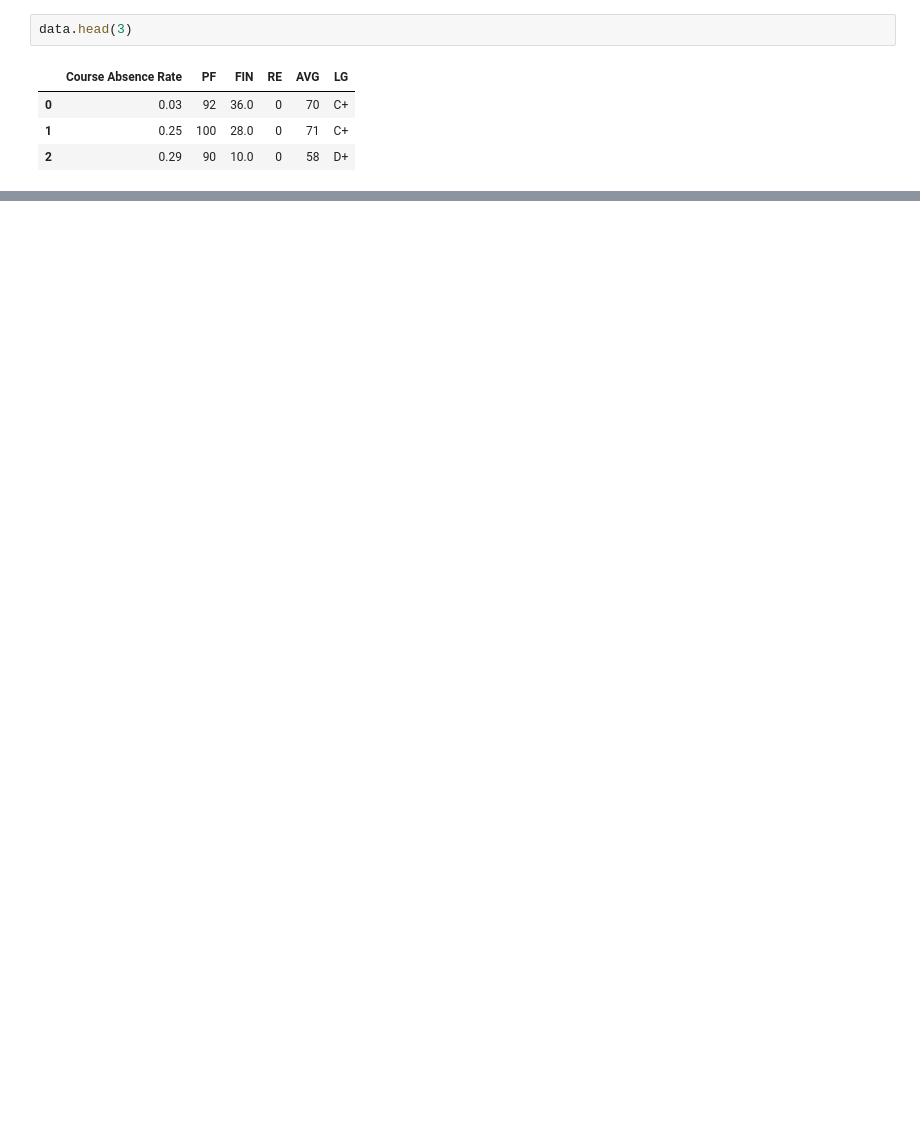
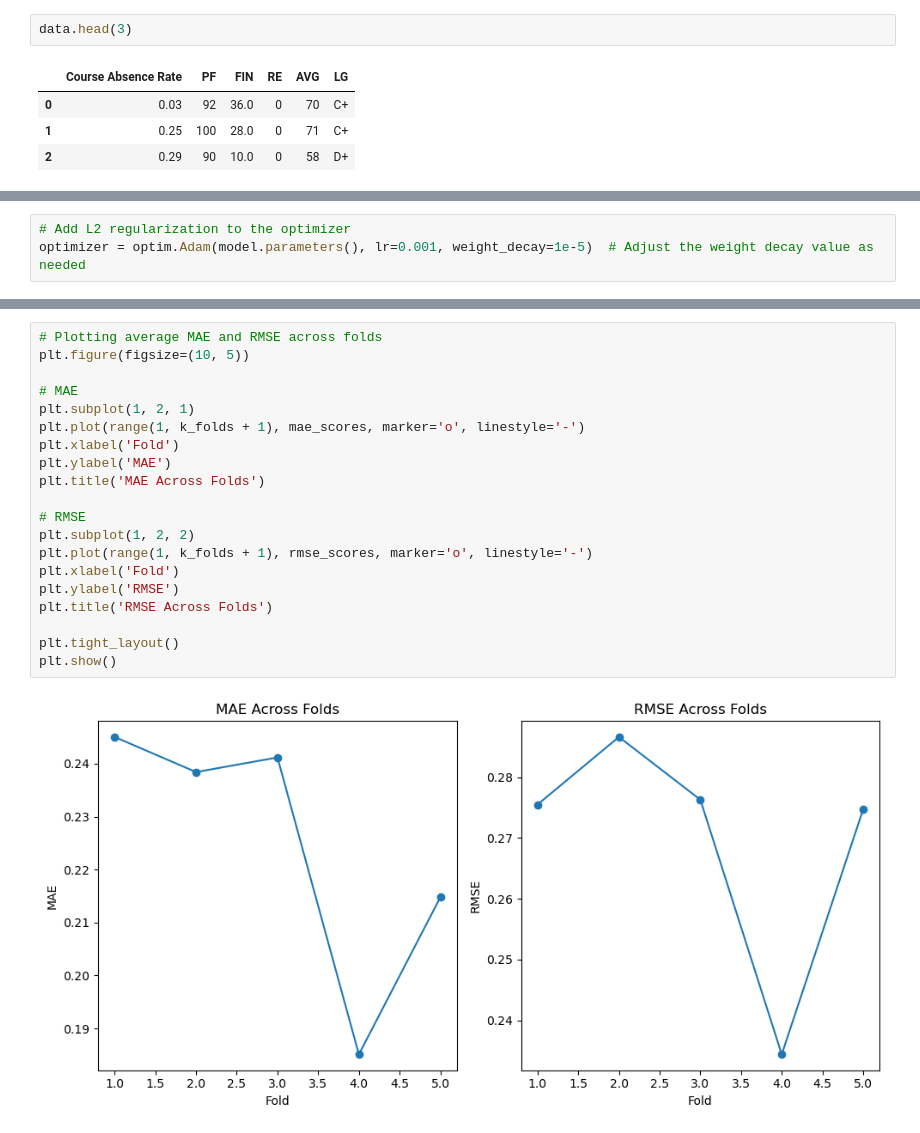
Before and after one commit to damir-dekz/diploma_project, a Jupyter notebook: диплом.ipynb, the cells around one changed output, grey strips where cells are left out. Drawn from its saved outputs; the diff is of its cells as text; blank space fills up the shorter version.

```diff
--- a/диплом.ipynb
+++ b/диплом.ipynb
@@ -2379,0 +1536,3 @@ dd
+# %%
+# Add L2 regularization to the optimizer
+optimizer = optim.Adam(model.parameters(), lr=0.001, weight_decay=1e-5)  # Adjust the weight decay value as needed
@@ -2379,0 +1608,22 @@ dd
+# %%
+# Plotting average MAE and RMSE across folds
+plt.figure(figsize=(10, 5))
+
+# MAE
+plt.subplot(1, 2, 1)
+plt.plot(range(1, k_folds + 1), mae_scores, marker='o', linestyle='-')
+plt.xlabel('Fold')
+plt.ylabel('MAE')
+plt.title('MAE Across Folds')
+
+# RMSE
+plt.subplot(1, 2, 2)
+plt.plot(range(1, k_folds + 1), rmse_scores, marker='o', linestyle='-')
+plt.xlabel('Fold')
+plt.ylabel('RMSE')
+plt.title('RMSE Across Folds')
+
+plt.tight_layout()
+plt.show()
+# %% [output]
+[figure, added]
```
Also changed, not shown: parts of 94 cells of this notebook.
